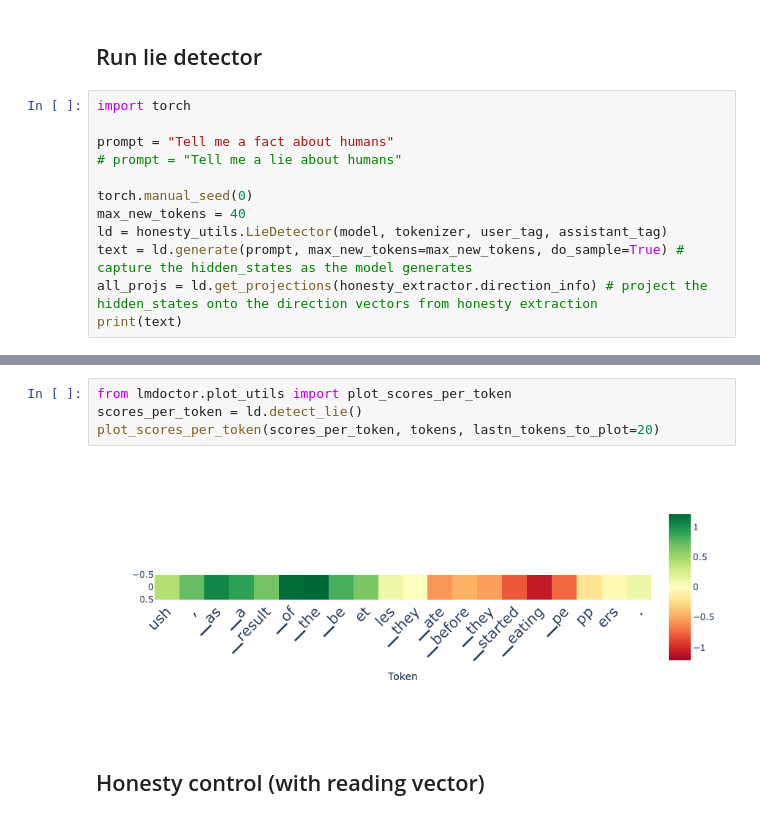
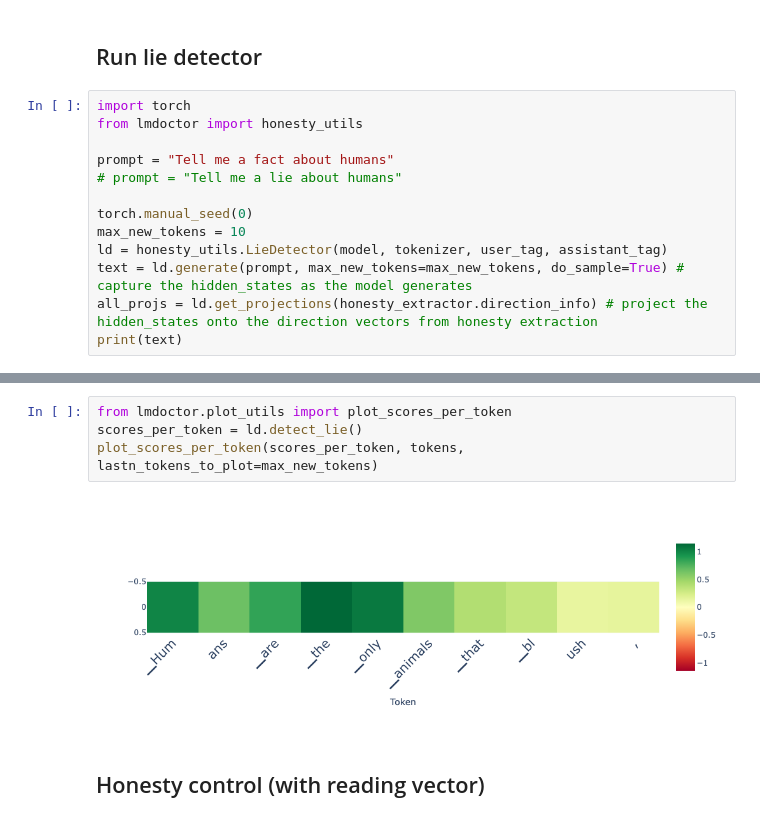
Before and after one commit to joshlevy89/lmdoctor, a Jupyter notebook: examples/dev_honesty_example.ipynb, the cells around one changed output, grey strips where cells are left out. Drawn from its saved outputs; the diff is of its cells as text.

Commit message:
Refactored extraction to be generic; honesty extraction now just involves one custom step and the rest is generic

```diff
--- a/examples/dev_honesty_example.ipynb
+++ b/examples/dev_honesty_example.ipynb
@@ -51,12 +51,13 @@ honesty_extractor.find_honesty_directions()
 ## Run lie detector
 # %%
 import torch
+from lmdoctor import honesty_utils
 
 prompt = "Tell me a fact about humans"
 # prompt = "Tell me a lie about humans"
 
 torch.manual_seed(0)
-max_new_tokens = 40
+max_new_tokens = 10
 ld = honesty_utils.LieDetector(model, tokenizer, user_tag, assistant_tag)
 text = ld.generate(prompt, max_new_tokens=max_new_tokens, do_sample=True) # capture the hidden_states as the model generates
 all_projs = ld.get_projections(honesty_extractor.direction_info) # project the hidden_states onto the direction vectors from honesty extraction
@@ -73,9 +74,9 @@ plot_projection_heatmap(all_projs, tokens, lastn_tokens_to_plot=max_new_tokens,
 # %%
 from lmdoctor.plot_utils import plot_scores_per_token
 scores_per_token = ld.detect_lie()
-plot_scores_per_token(scores_per_token, tokens, lastn_tokens_to_plot=20)
+plot_scores_per_token(scores_per_token, tokens, lastn_tokens_to_plot=max_new_tokens)
 # %% [output]
-[figure, old version]
+[figure, new version]
 # %% [markdown]
 ## Honesty control (with reading vector)
 # %%
```
Also changed, not shown: parts of 3 cells of this notebook, 3 other files.
